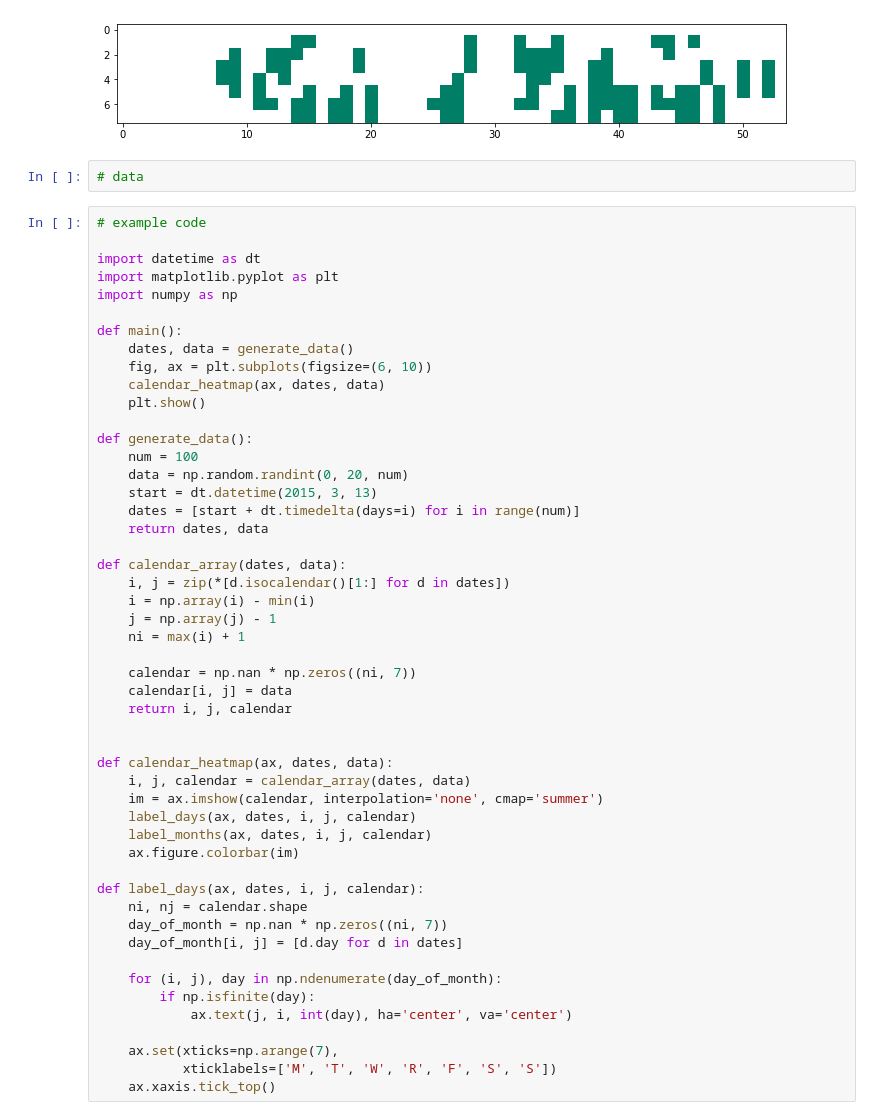
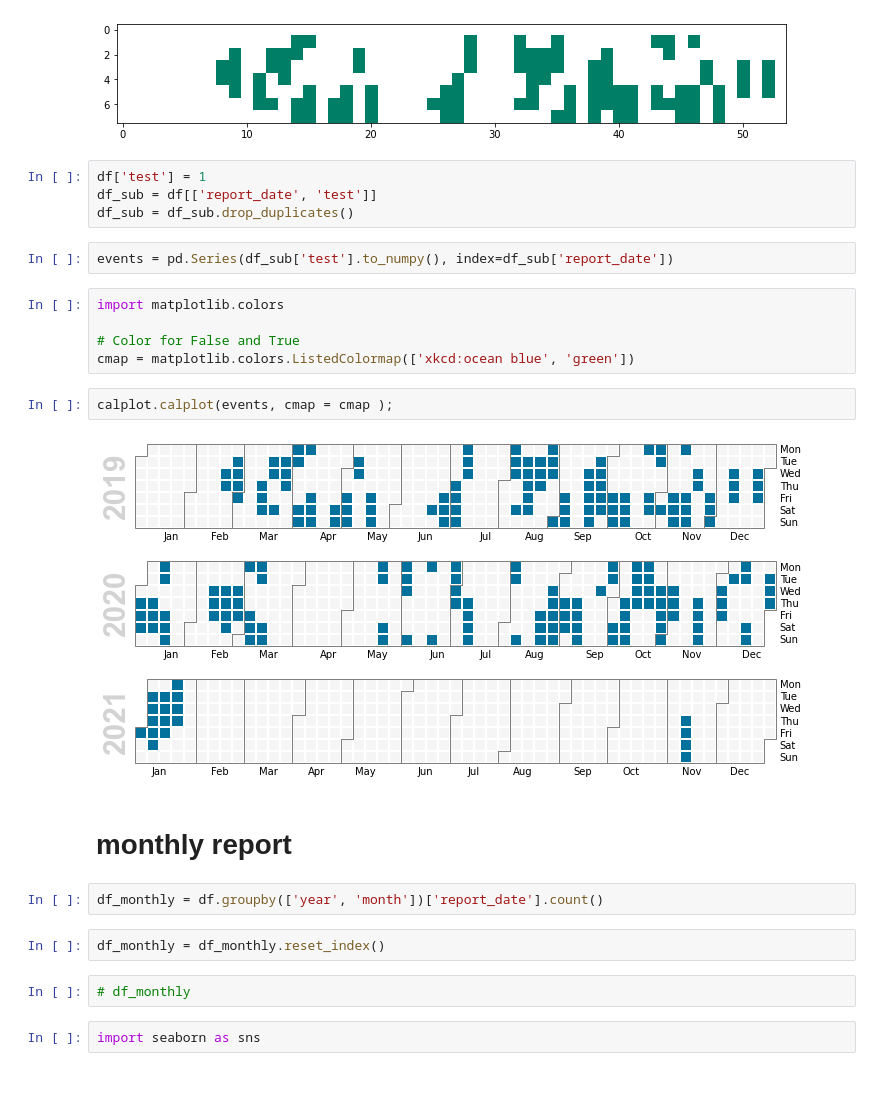
Before and after one commit to jinchao-chen/surf_report_analysis, a Jupyter notebook: data_visualization.ipynb, the cells around one changed output. Saved outputs shown, nothing was run; the diff lists cells and outputs as text; blank space fills up the shorter version.

Commit message:
update calendar heatmap using a user specified cmap

```diff
--- a/data_visualization.ipynb
+++ b/data_visualization.ipynb
@@ -29,55 +28,28 @@ fig, ax = plt.subplots(figsize=(12, 10))
 im = ax.imshow(calendar, cmap='summer')
 # %% [output]
 [figure]
+# %%
+df['test'] = 1
+df_sub = df[['report_date', 'test']]
+df_sub = df_sub.drop_duplicates()
+# %%
+events = pd.Series(df_sub['test'].to_numpy(), index=df_sub['report_date'])
+# %%
+import matplotlib.colors
+
+# Color for False and True
+cmap = matplotlib.colors.ListedColormap(['xkcd:ocean blue', 'green'])
+# %%
+calplot.calplot(events, cmap = cmap );
+# %% [output]
+[figure, added]
+# %% [markdown]
+# monthly report
+# %%
+df_monthly = df.groupby(['year', 'month'])['report_date'].count()
+# %%
+df_monthly = df_monthly.reset_index()
 # %%
-# data
+# df_monthly
-# %%
-# example code
-
-import datetime as dt
-import matplotlib.pyplot as plt
-import numpy as np
-
-def main():
-    dates, data = generate_data()
-    fig, ax = plt.subplots(figsize=(6, 10))
-    calendar_heatmap(ax, dates, data)
-    plt.show()
-
-def generate_data():
-    num = 100
-    data = np.random.randint(0, 20, num)
-    start = dt.datetime(2015, 3, 13)
-    dates = [start + dt.timedelta(days=i) for i in range(num)]
-    return dates, data
-
-def calendar_array(dates, data):
-    i, j = zip(*[d.isocalendar()[1:] for d in dates])
-    i = np.array(i) - min(i)
-    j = np.array(j) - 1
-    ni = max(i) + 1
-
-    calendar = np.nan * np.zeros((ni, 7))
-    calendar[i, j] = data
-    return i, j, calendar
-
-
-def calendar_heatmap(ax, dates, data):
-    i, j, calendar = calendar_array(dates, data)
-    im = ax.imshow(calendar, interpolation='none', cmap='summer')
-    label_days(ax, dates, i, j, calendar)
-    label_months(ax, dates, i, j, calendar)
-    ax.figure.colorbar(im)
-
-def label_days(ax, dates, i, j, calendar):
-    ni, nj = calendar.shape
-    day_of_month = np.nan * np.zeros((ni, 7))
-    day_of_month[i, j] = [d.day for d in dates]
-
-    for (i, j), day in np.ndenumerate(day_of_month):
-        if np.isfinite(day):
-            ax.text(j, i, int(day), ha='center', va='center')
-
-    ax.set(xticks=np.arange(7),
-           xticklabels=['M', 'T', 'W', 'R', 'F', 'S', 'S'])
-    ax.xaxis.tick_top()
+# %%
+import seaborn as sns
```
Also changed, not shown: parts of 10 cells of this notebook.
